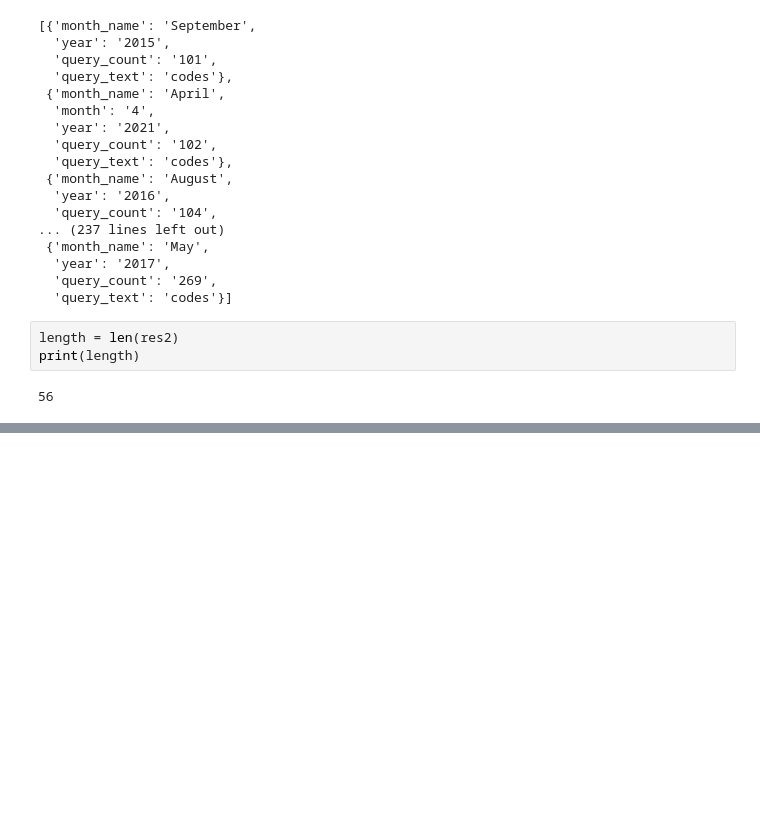
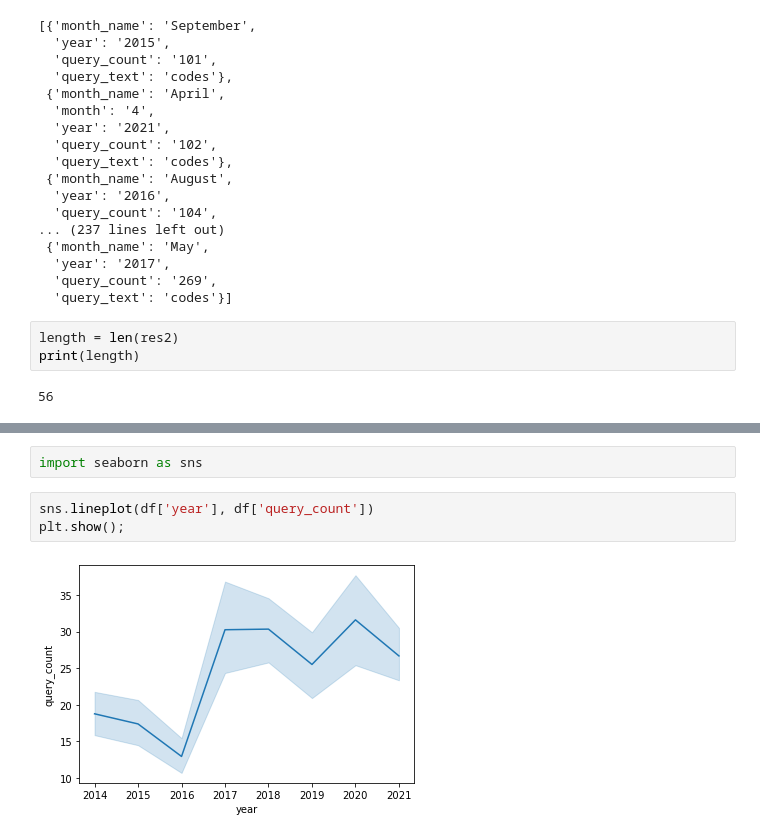
Before and after one commit to NSS-Data-Analytics-Cohort-6/socrata-api-kmgarrett1, a Jupyter notebook: notebook/api_notebook.ipynb, the cells around one changed output, grey strips where cells are left out. Drawn from its saved outputs; the diff is of its cells as text; blank space fills up the shorter version.

```diff
--- a/notebook/api_notebook.ipynb
+++ b/notebook/api_notebook.ipynb
@@ -174,0 +260,7 @@ NameError: name 'credentials' is not defined
+# %%
+import seaborn as sns
+# %%
+sns.lineplot(df['year'], df['query_count'])
+plt.show();
+# %% [output]
+[figure, added]
```
Also changed, not shown: parts of 28 cells of this notebook.
